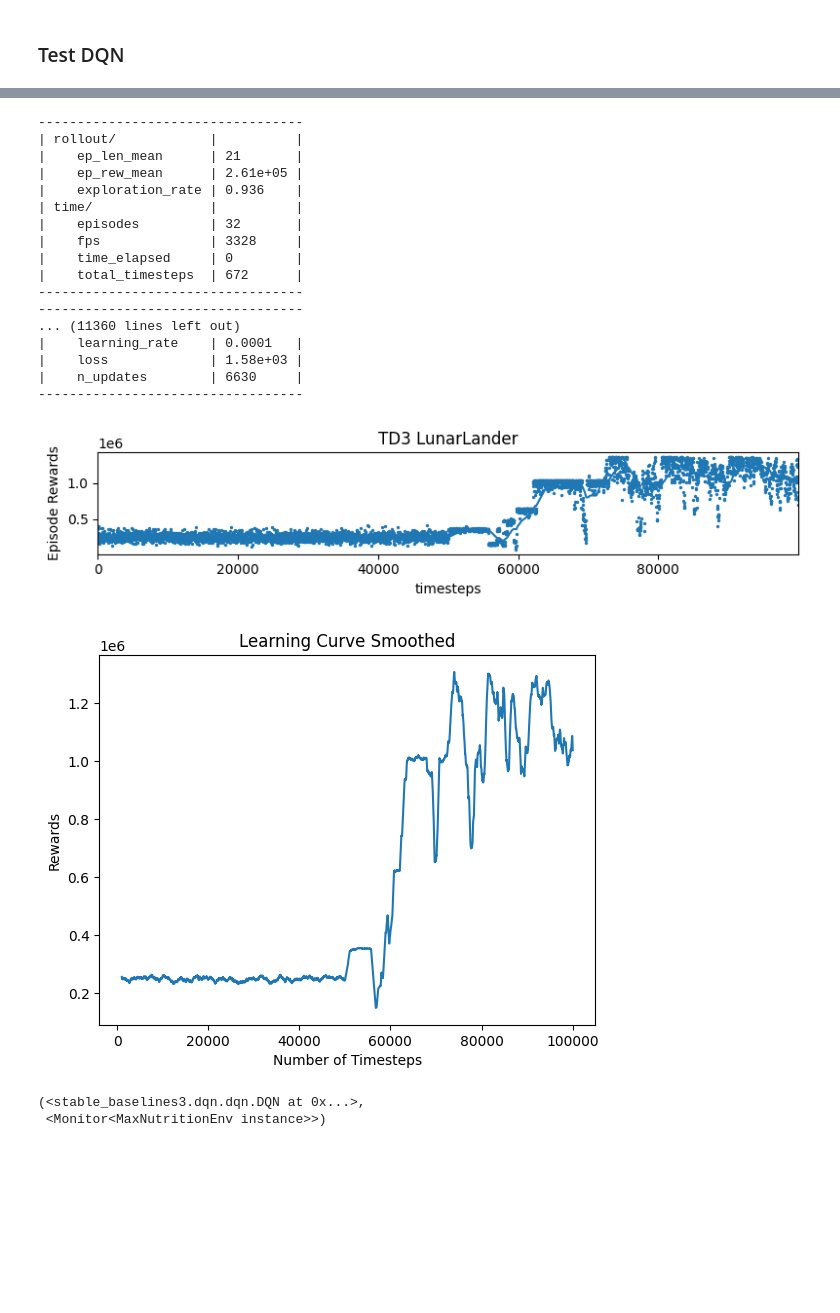
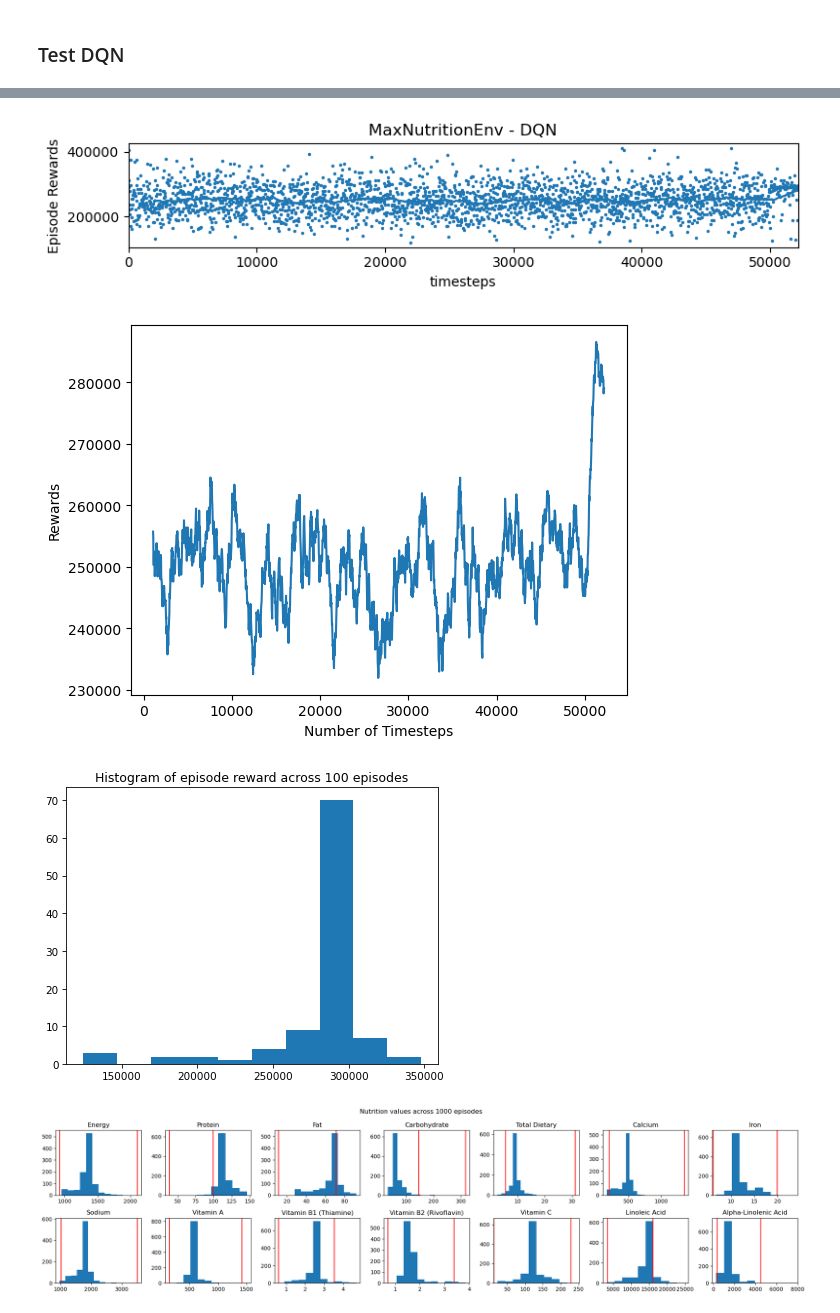
Before and after one commit to lurosenb/five_jelly_donuts, a Jupyter notebook: testing_algorithms.ipynb, the cells around one changed output, grey strips where cells are left out. Drawn from its saved outputs; the diff is of its cells as text; code cells hidden in the pictures; blank space fills up the shorter version.

Commit message:
update plotting

```diff
--- a/testing_algorithms.ipynb
+++ b/testing_algorithms.ipynb
@@ -97,0 +137,12 @@ Epsiode reward: 0.8387029604059357
+# %%
+log_dir = f"./tmp/gym/{time.strftime('%Y%m%d-%H%M%S')}"
+os.makedirs(log_dir, exist_ok=False)
+
+heuristic_env.set_reward_weights(
+    coef_nutrition_lower=1,
+    coef_nutrition_upper=-1,
+    coef_sequence_entropy=0,
+    coef_repetitions=0,
+    coef_overall_entropy=0
+)
+run_with_learning_algorithm(DQN, heuristic_env, 50000, log_dir, num_meals=21, seed=0)
@@ -97,0 +175,12 @@ Epsiode reward: 0.8387029604059357
+# %%
+log_dir = f"./tmp/gym/{time.strftime('%Y%m%d-%H%M%S')}"
+os.makedirs(log_dir, exist_ok=False)
+
+heuristic_env.set_reward_weights(
+    coef_nutrition_lower=1,
+    coef_nutrition_upper=-1,
+    coef_sequence_entropy=0,
+    coef_repetitions=0,
+    coef_overall_entropy=5
+)
+run_with_learning_algorithm(DQN, heuristic_env, 50000, log_dir, num_meals=21, seed=0)
@@ -97,0 +213,12 @@ Epsiode reward: 0.8387029604059357
+# %%
+log_dir = f"./tmp/gym/{time.strftime('%Y%m%d-%H%M%S')}"
+os.makedirs(log_dir, exist_ok=False)
+
+heuristic_env.set_reward_weights(
+    coef_nutrition_lower=1,
+    coef_nutrition_upper=-1,
+    coef_sequence_entropy=0,
+    coef_repetitions=0,
+    coef_overall_entropy=0
+)
+run_with_learning_algorithm(A2C, heuristic_env, 50000, log_dir, num_meals=21, seed=0)
@@ -128,7 +281,7 @@ Epsiode reward: 574298.8252866701
 # %% [markdown]
 ### Test DQN
 # %%
-run_with_learning_algorithm(DQN, env, 100000, log_dir, num_meals=21, seed=0)
+run_with_learning_algorithm(DQN, max_env, 50000, log_dir, num_meals=21, seed=0)
 # %% [output]
 Using cpu device
 Wrapping the env in a DummyVecEnv.
@@ -150,21 +303,4 @@ Meal History: ['Stir-fried boneless pork and kimchi'
-----------------------------------
-| rollout/            |          |
-|    ep_len_mean      | 21       |
-|    ep_rew_mean      | 2.61e+05 |
-|    exploration_rate | 0.936    |
-| time/               |          |
-|    episodes         | 32       |
-|    fps              | 3328     |
-|    time_elapsed     | 0        |
-|    total_timesteps  | 672      |
-----------------------------------
-----------------------------------
-... (11360 lines left out)
-|    learning_rate    | 0.0001   |
-|    loss             | 1.58e+03 |
-|    n_updates        | 6630     |
-----------------------------------
-[figure, old version]
+[figure, new version]
-[figure, old version]
+[figure, new version]
-(<stable_baselines3.dqn.dqn.DQN at 0x...>,
- <Monitor<MaxNutritionEnv instance>>)
+[figure, added]
+[figure, added]
```
Also changed, not shown: parts of 9 cells of this notebook, 1 other file.
